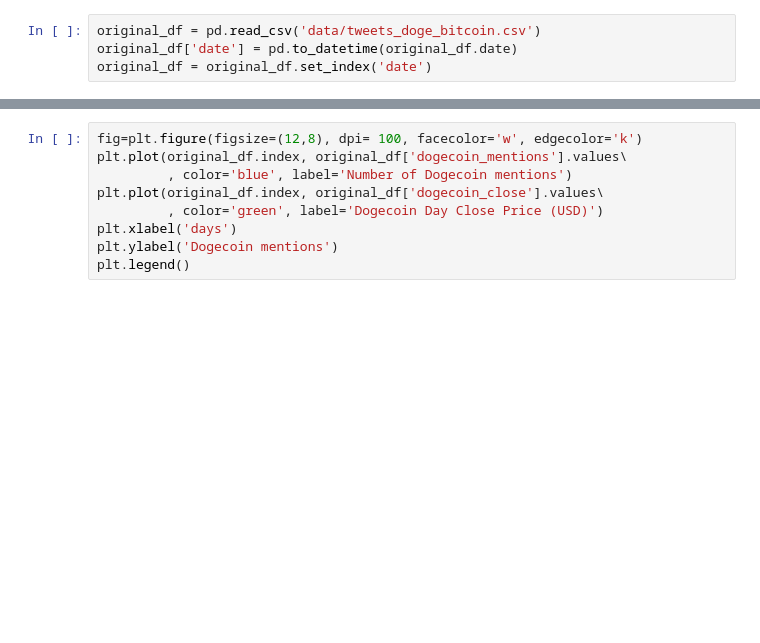
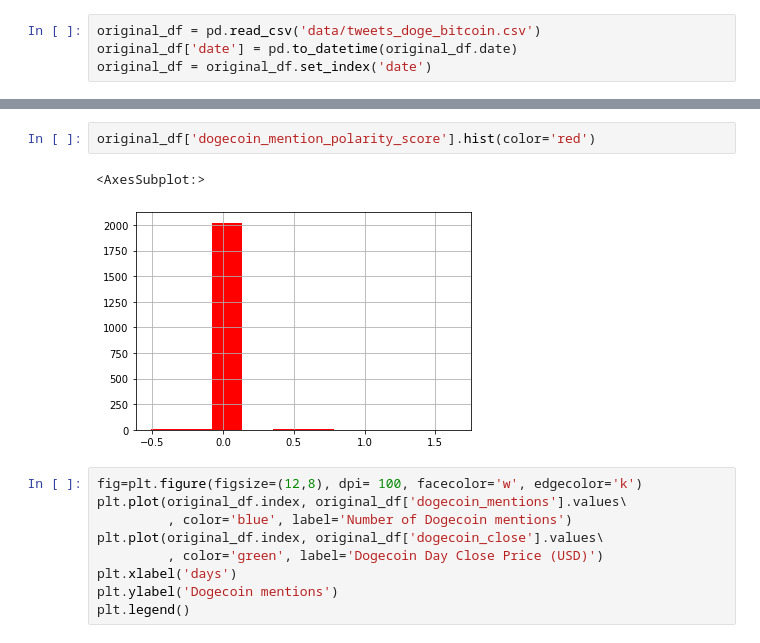
Before and after one commit to gilmar/musk_dogecoin_analysis, a Jupyter notebook: musk_dogecoin.ipynb, the cells around one changed output, grey strips where cells are left out. Drawn from its saved outputs; the diff is of its cells as text; blank space fills up the shorter version.

```diff
--- a/musk_dogecoin.ipynb
+++ b/musk_dogecoin.ipynb
@@ -192,3 +213,8 @@ plt.legend()
+# %%
+original_df['dogecoin_mention_polarity_score'].hist(color='red')
+# %% [output]
+<AxesSubplot:>
+[figure, added]
 # %%
 fig=plt.figure(figsize=(12,8), dpi= 100, facecolor='w', edgecolor='k')
 plt.plot(original_df.index, original_df['dogecoin_mentions'].values\
```
Also changed, not shown: parts of 52 cells of this notebook, 1 other file.
